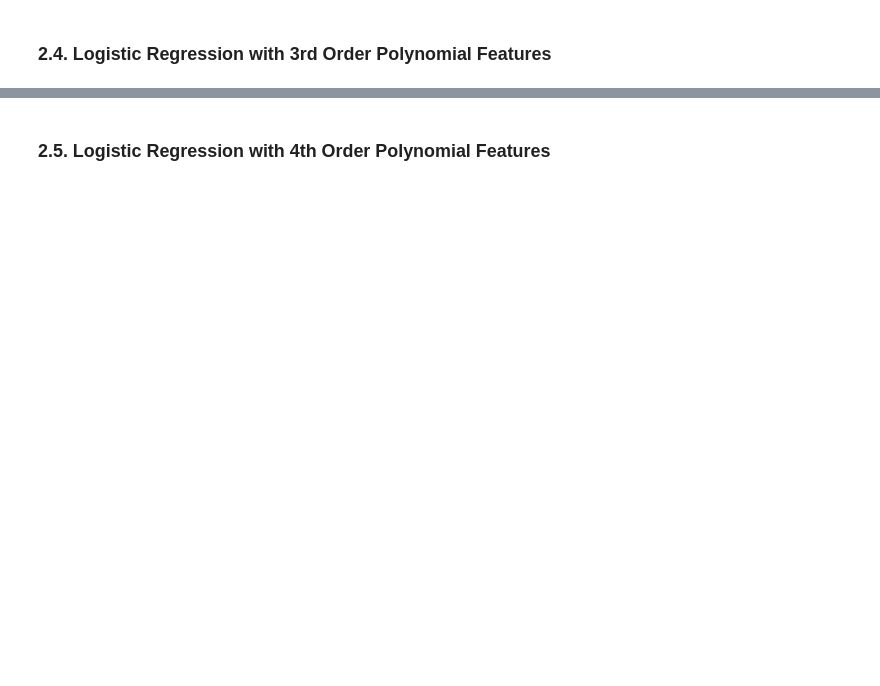
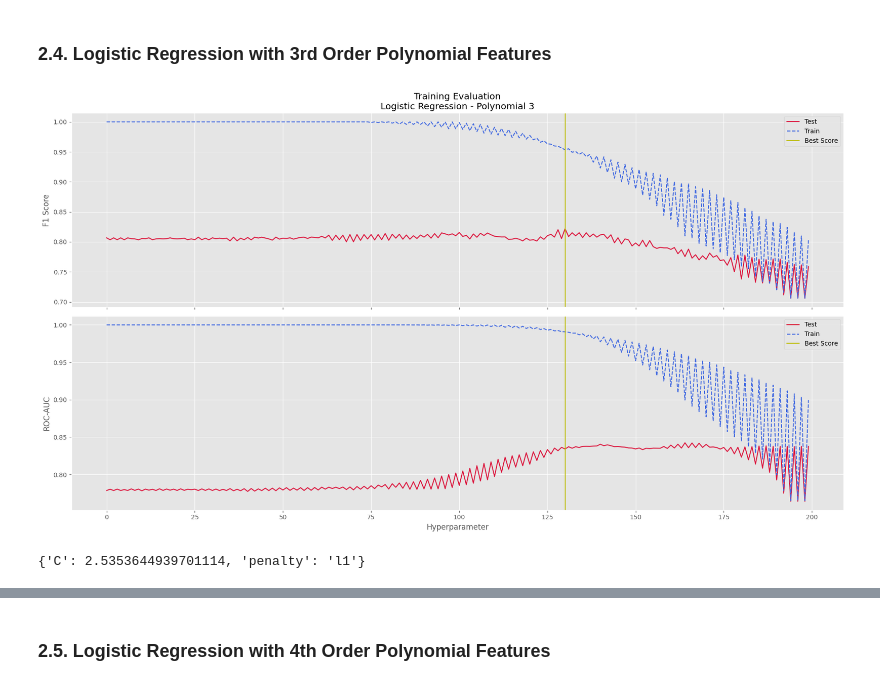
Before and after one commit to miketvo/rmit2023a-cosc2753-assignment1, a Jupyter notebook: notebooks/Step4.ModelDevelopment.ipynb, the cells around one changed output, grey strips where cells are left out. Drawn from its saved outputs; the diff is of its cells as text; code cells hidden in the pictures; blank space fills up the shorter version.

```diff
--- a/notebooks/Step4.ModelDevelopment.ipynb
+++ b/notebooks/Step4.ModelDevelopment.ipynb
@@ -174,13 +281,19 @@ scaler = StandardScaler()
 train_X_poly3 = scaler.fit_transform(train_X_poly3)
 val_X_poly3 = scaler.transform(val_X_poly3)
 # %%
-grid_clf = GridSearchCV(clf, params, cv=cv, scoring="f1")
+grid_clf = GridSearchCV(clf, params, cv=cv, scoring=["f1", "roc_auc"], refit="f1", return_train_score=True)
 grid_clf.fit(train_X_poly3, train_y.values.ravel())
 
 train_pred_y = grid_clf.predict(train_X_poly3)
 val_pred_y = grid_clf.predict(val_X_poly3)
 clfs["logistic3"] = grid_clf
 # %%
-visualize_training(clf, grid_clf, train_X, val_X, train_y, val_y, "Training Evaluation\nLogistic Regression - Polynomial 3", "../images/ModelDev_Logistic3_TrainValCompare.png")
+visualize_training(grid_clf, "Training Evaluation\nLogistic Regression - Polynomial 3", "../images/ModelDev_Logistic3_TrainValCompare.png")
+# %% [output]
+[figure, added]
+# %%
+grid_clf.best_params_
+# %% [output]
+{'C': 2.5353644939701114, 'penalty': 'l1'}
 # %%
 show_train_val_confusion_matrix(train_y, train_pred_y, val_y, val_pred_y, "Model Performance\nLogistic Regression - 3rd Order Polynomial", "../images/ModelDev_Logistic3_CM.png")
```
Also changed, not shown: parts of 33 cells of this notebook, 15 other files.
